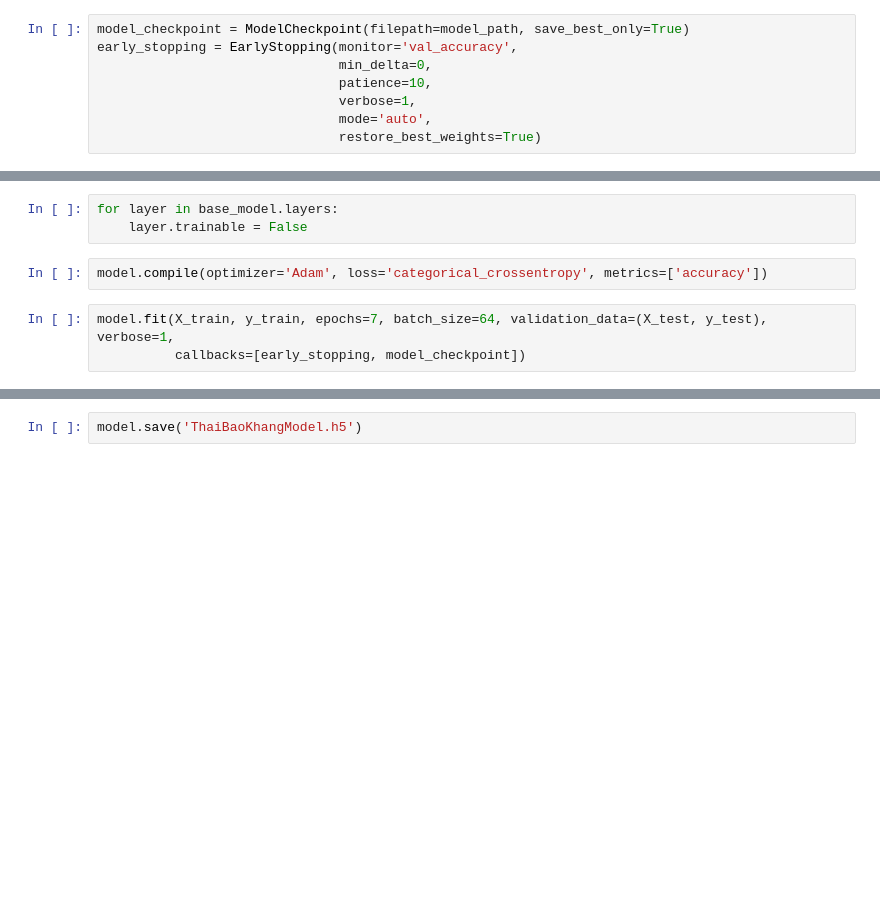
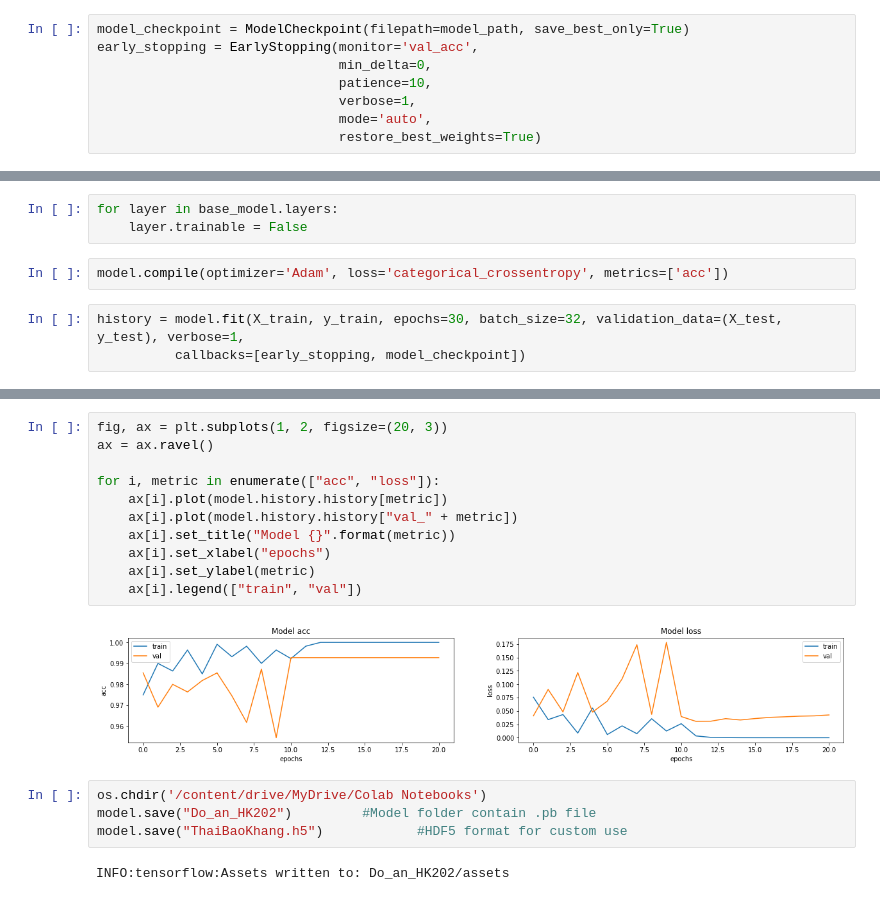
Before and after one commit to Minatozaki0911/CapstoneProject202, a Jupyter notebook: Do_an_HK202.ipynb, the cells around one changed output, grey strips where cells are left out. Saved outputs shown, nothing was run; the diff lists cells and outputs as text; blank space fills up the shorter version.

```diff
--- a/Do_an_HK202.ipynb
+++ b/Do_an_HK202.ipynb
@@ -107,7 +107,7 @@ X_train, X_test, y_train, y_test = train_test_split(X_data, y_data,
                                                     stratify=y_data)
 # %%
 model_checkpoint = ModelCheckpoint(filepath=model_path, save_best_only=True)
-early_stopping = EarlyStopping(monitor='val_accuracy',
+early_stopping = EarlyStopping(monitor='val_acc',
                                min_delta=0,
                                patience=10,
                                verbose=1,
@@ -133,8 +133,8 @@ model = Model(inputs=base_model.input, outputs=predictions)
 for layer in base_model.layers:
     layer.trainable = False
 # %%
-model.compile(optimizer='Adam', loss='categorical_crossentropy', metrics=['accuracy'])
+model.compile(optimizer='Adam', loss='categorical_crossentropy', metrics=['acc'])
 # %%
-model.fit(X_train, y_train, epochs=7, batch_size=64, validation_data=(X_test, y_test), verbose=1,
+history = model.fit(X_train, y_train, epochs=30, batch_size=32, validation_data=(X_test, y_test), verbose=1,
           callbacks=[early_stopping, model_checkpoint])
 # %% [output]
@@ -158,2 +158,19 @@ Epoch 7/7
-# %%
-model.save('ThaiBaoKhangModel.h5')
+# %%
+fig, ax = plt.subplots(1, 2, figsize=(20, 3))
+ax = ax.ravel()
+
+for i, metric in enumerate(["acc", "loss"]):
+    ax[i].plot(model.history.history[metric])
+    ax[i].plot(model.history.history["val_" + metric])
+    ax[i].set_title("Model {}".format(metric))
+    ax[i].set_xlabel("epochs")
+    ax[i].set_ylabel(metric)
+    ax[i].legend(["train", "val"])
+# %% [output]
+[figure, added]
+# %%
+os.chdir('/content/drive/MyDrive/Colab Notebooks')
+model.save("Do_an_HK202")         #Model folder contain .pb file
+model.save("ThaiBaoKhang.h5")            #HDF5 format for custom use
+# %% [output]
+INFO:tensorflow:Assets written to: Do_an_HK202/assets
```
Also changed, not shown: parts of 2 cells of this notebook.
